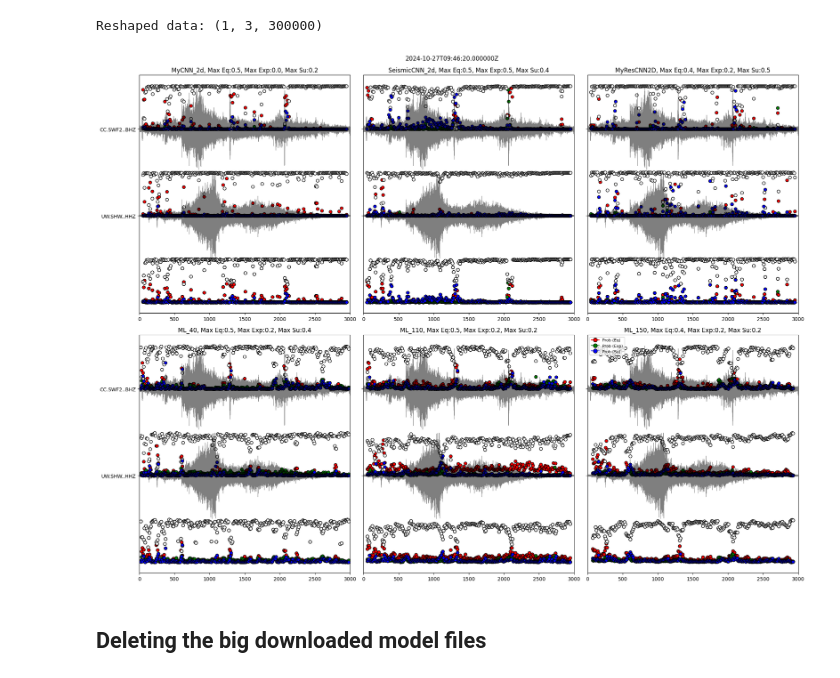
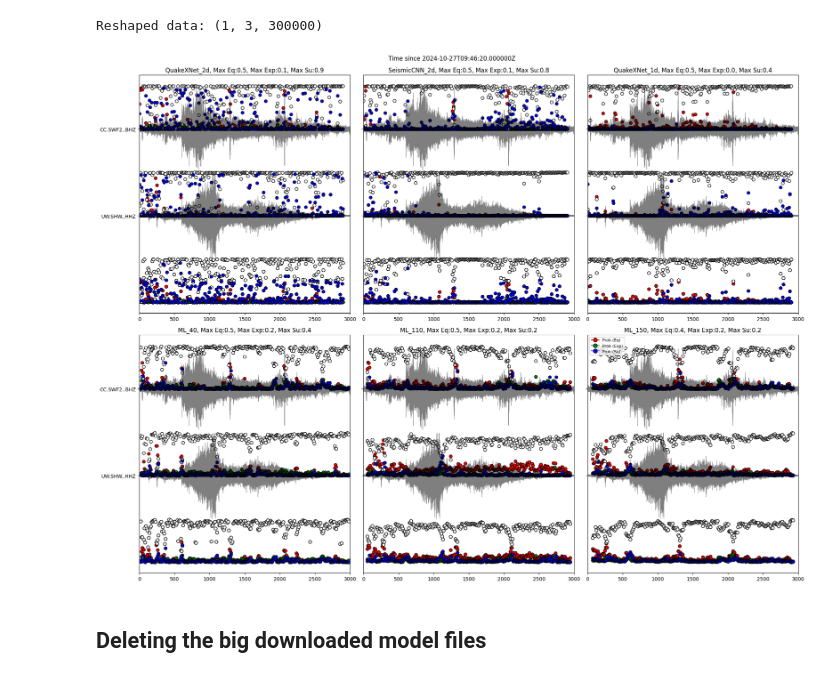
Before and after one commit to Akashkharita/Surface_Event_Detection, a Jupyter notebook: notebooks/classification_demo_earthquake_all_models.ipynb, the cells around one changed output. Drawn from its saved outputs; the diff is of its cells as text; code cells hidden in the pictures.

```diff
--- a/notebooks/classification_demo_earthquake_all_models.ipynb
+++ b/notebooks/classification_demo_earthquake_all_models.ipynb
@@ -180,10 +152,14 @@ MyCNN_1d(
 # %% [markdown]
 ## Parameters to provide
 # %%
-start_time = obspy.UTCDateTime(2024, 8, 15, 17, 39, 52) - 0
-end_time = start_time + 300
+# Define start and end times for the seismic event
+start_time = obspy.UTCDateTime(2024, 8, 15, 17, 39, 52)  # UTC start time
+end_time = start_time + 300  # End time, 300 seconds (5 minutes) after start time
 
-stations_id = ['CC.WOW', 'CC.TAVI',  'CC.GNOB', 'CC.ARAT', 'CC.TABR', 'UW.RER']
+# List of station IDs for seismic data collection
+stations_id = ['CC.WOW', 'CC.TAVI', 'CC.GNOB', 'CC.ARAT', 'CC.TABR', 'UW.RER']
+
+# Location wildcard, used to match all available locations for the given stations
 location = "*"
 # %% [markdown]
 ## Computation of the probabilities
@@ -392,11 +398,11 @@ Reshaped data: (1, 3, 300000)
 Reshaped data: (1, 3, 300000)
 Reshaped data: (1, 3, 300000)
 # %%
-stn_probs_dl = stn_probs_dl = [(stn_probs_mycnn_2d, 'MyCNN_2d'), (stn_probs_seismiccnn_2d, 'SeismicCNN_2d'), (stn_probs_myrescnn_2d, 'MyResCNN2D')]
+stn_probs_dl = [(stn_probs_quakexnet_2d, 'QuakeXNet_2d'), (stn_probs_seismiccnn_2d, 'SeismicCNN_2d'), (stn_probs_quakexnet_1d, 'QuakeXNet_1d')]
 stn_probs_ml = [(stn_probs_ml_40, 'ML_40', 40), (stn_probs_ml_110, 'ML_110', 110), (stn_probs_ml_150, 'ML_150', 150)]
 plot_all_model_probs(stn_probs_dl, stn_probs_ml, big_reshaped_data, orig_sr, start_time, end_time, big_station_ids)
 # %% [output]
-[figure, old version]
+[figure, new version]
 # %% [markdown]
 ## Deleting the big downloaded model files
 # %%
```
Also changed, not shown: parts of 10 cells of this notebook, 1 other file.
